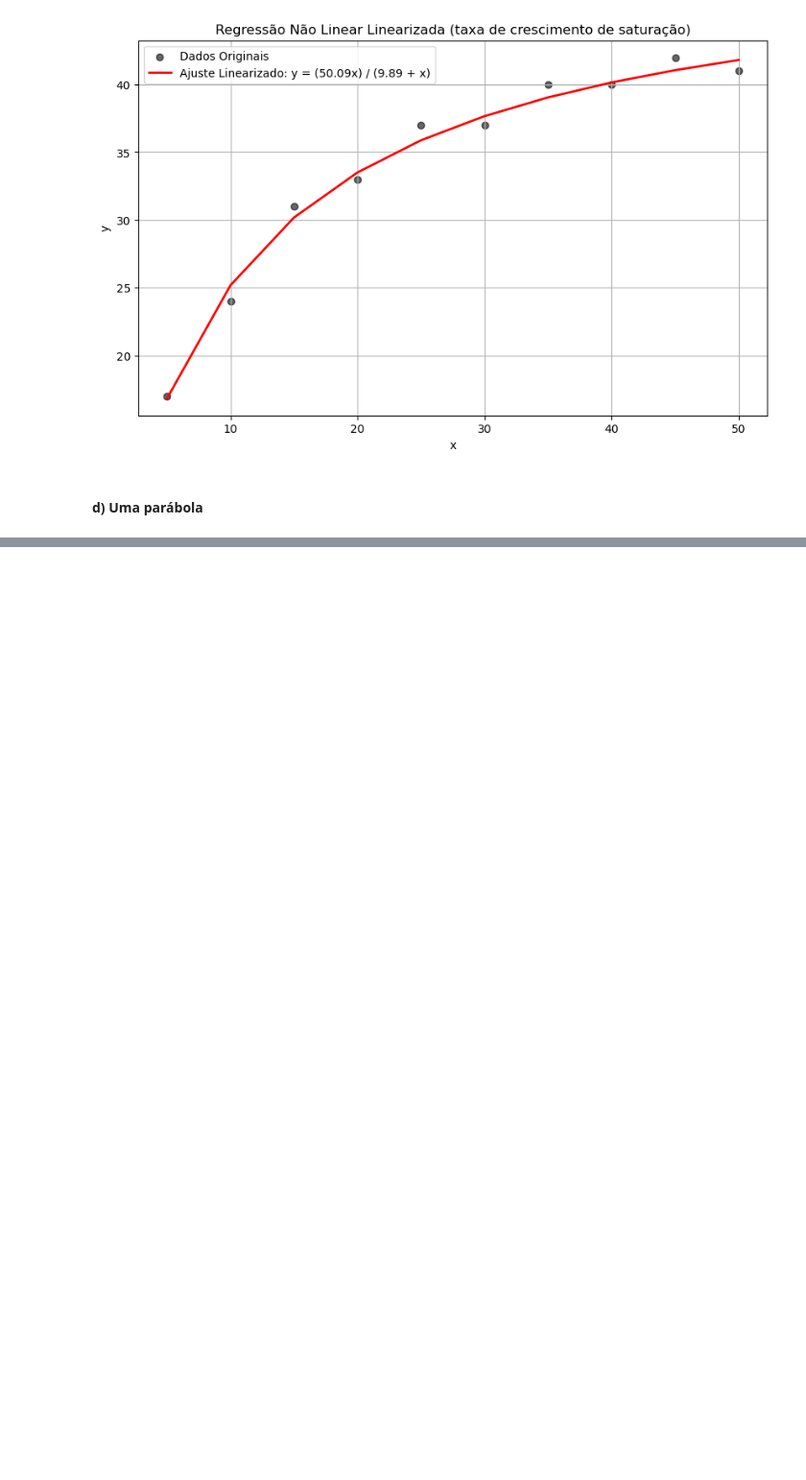
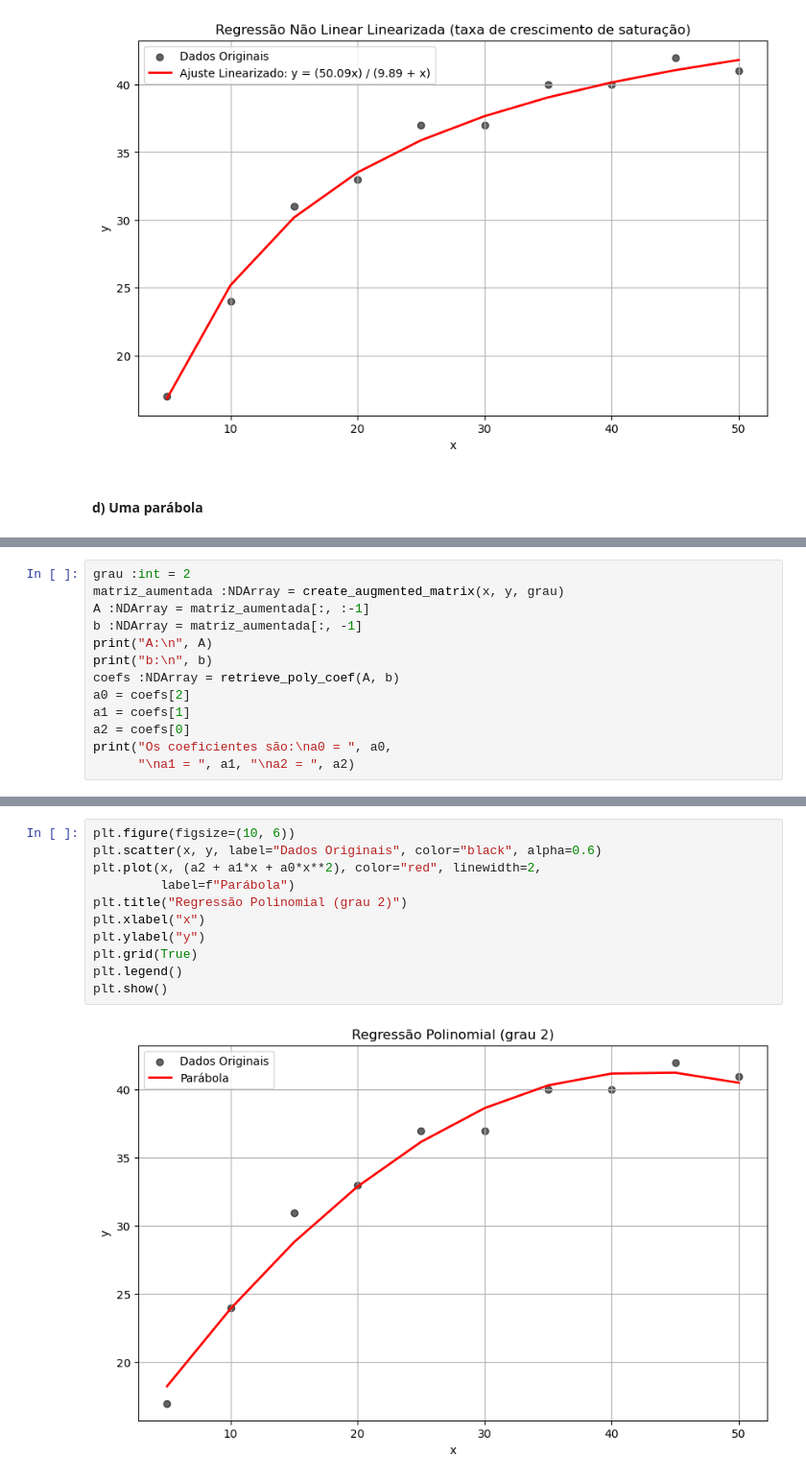
Before and after one commit to igorssant/metodos_numericos, a Jupyter notebook: regressao/src/main.ipynb, the cells around one changed output, grey strips where cells are left out. Shown at 96% size. Drawn from its saved outputs; the diff is of its cells as text; blank space fills up the shorter version.

Commit message:
feat: regressão polinomial corrigida e questa 1 - item d) finalizado

```diff
--- a/regressao/src/main.ipynb
+++ b/regressao/src/main.ipynb
@@ -142,0 +138,13 @@ b :NDArray =
+# %%
+grau :int = 2
+matriz_aumentada :NDArray = create_augmented_matrix(x, y, grau)
+A :NDArray = matriz_aumentada[:, :-1]
+b :NDArray = matriz_aumentada[:, -1]
+print("A:\n", A)
+print("b:\n", b)
+coefs :NDArray = retrieve_poly_coef(A, b)
+a0 = coefs[2]
+a1 = coefs[1]
+a2 = coefs[0]
+print("Os coeficientes são:\na0 = ", a0,
+      "\na1 = ", a1, "\na2 = ", a2)
@@ -142,0 +162,13 @@ b :NDArray =
+# %%
+plt.figure(figsize=(10, 6))
+plt.scatter(x, y, label="Dados Originais", color="black", alpha=0.6)
+plt.plot(x, (a2 + a1*x + a0*x**2), color="red", linewidth=2,
+         label=f"Parábola")
+plt.title("Regressão Polinomial (grau 2)")
+plt.xlabel("x")
+plt.ylabel("y")
+plt.grid(True)
+plt.legend()
+plt.show()
+# %% [output]
+[figure, added]
```
Also changed, not shown: parts of 2 cells of this notebook, 1 other file.
